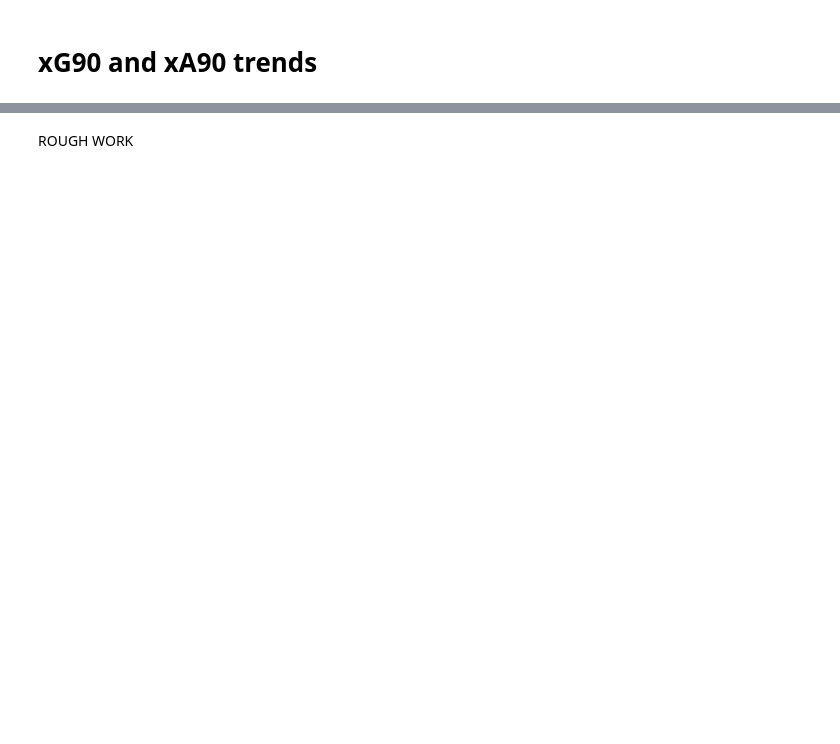
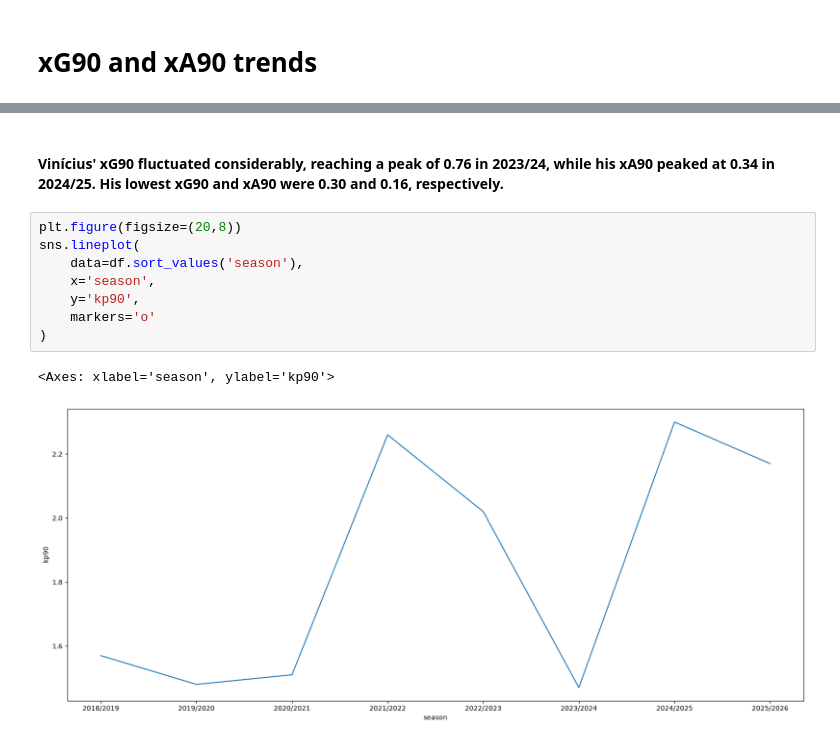
Before and after one commit to ATG0P/Real-Madrid-Analytical-Club, a Jupyter notebook: Vini_jr_laliga_stats.ipynb, the cells around one changed output, grey strips where cells are left out. Drawn from its saved outputs; the diff is of its cells as text; blank space fills up the shorter version.

```diff
--- a/Vini_jr_laliga_stats.ipynb
+++ b/Vini_jr_laliga_stats.ipynb
@@ -224,2 +232,13 @@ sns.jointplot(x='xG90',y='xA90',data=df,kind='reg')
-# %% [markdown]
-ROUGH WORK
+# %% [markdown]
+<h4>Vinícius' xG90 fluctuated considerably, reaching a peak of 0.76 in 2023/24, while his xA90 peaked at 0.34 in 2024/25. His lowest xG90 and xA90 were 0.30 and 0.16, respectively.
+# %%
+plt.figure(figsize=(20,8))
+sns.lineplot(
+    data=df.sort_values('season'),
+    x='season',
+    y='kp90',
+    markers='o'
+)
+# %% [output]
+<Axes: xlabel='season', ylabel='kp90'>
+[figure, added]
```
Also changed, not shown: parts of 14 cells of this notebook.
